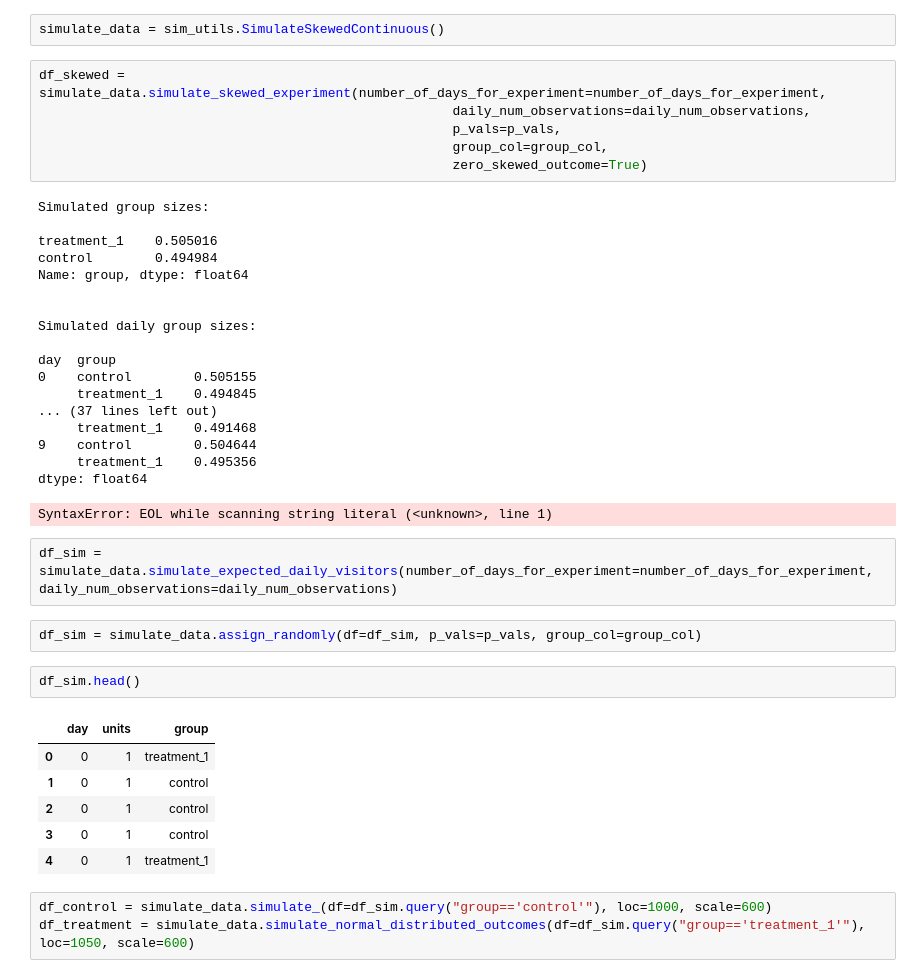
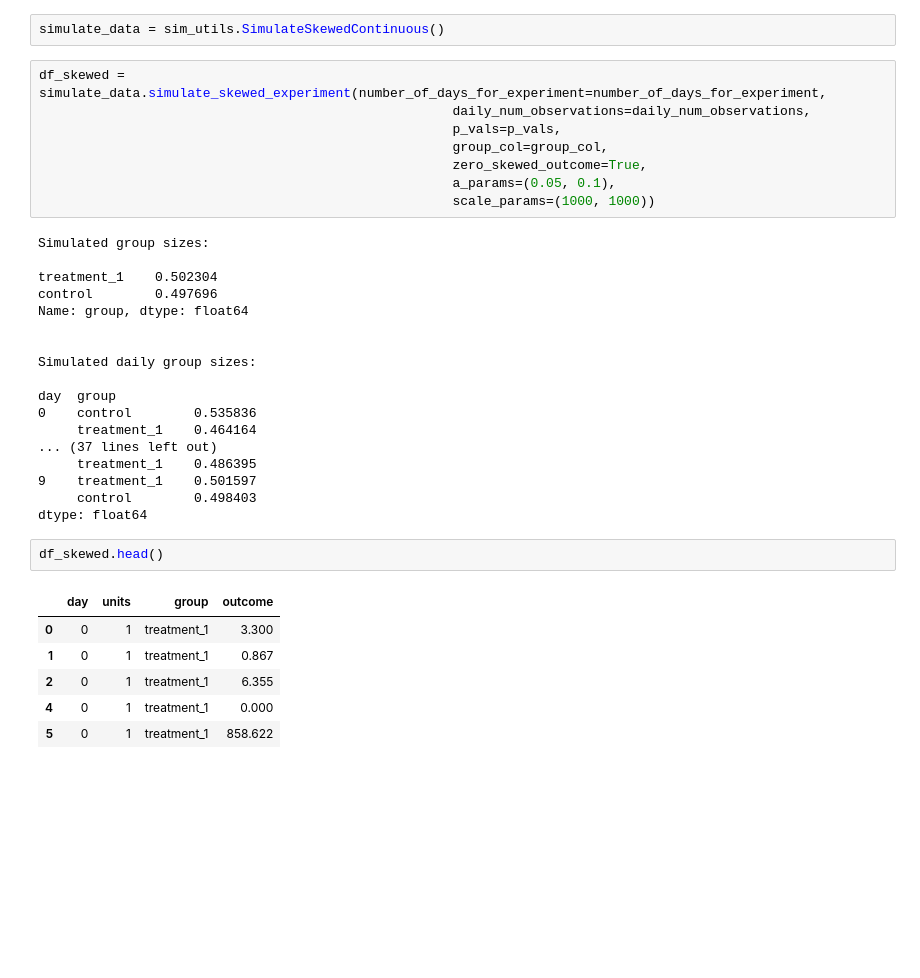
Before and after one commit to dokeeffe87/stats_utils, a Jupyter notebook: notebooks/examples/continuous_metrics/skewed_continuous_experiment_analysis.ipynb, the cells around one changed output. Cells and saved outputs as stored; diff of their text form; blank space fills up the shorter version.

```diff
--- a/notebooks/examples/continuous_metrics/skewed_continuous_experiment_analysis.ipynb
+++ b/notebooks/examples/continuous_metrics/skewed_continuous_experiment_analysis.ipynb
@@ -153,39 +153,33 @@ df_skewed = simulate_data.simulate_skewed_experiment(number_of_days_for_experime
                                                      daily_num_observations=daily_num_observations,
                                                      p_vals=p_vals,
                                                      group_col=group_col,
-                                                     zero_skewed_outcome=True)
+                                                     zero_skewed_outcome=True,
+                                                     a_params=(0.05, 0.1),
+                                                     scale_params=(1000, 1000))
 # %% [output]
 Simulated group sizes:
 
-treatment_1    0.505016
-control        0.494984
+treatment_1    0.502304
+control        0.497696
 Name: group, dtype: float64
 
 
 Simulated daily group sizes:
 
 day  group
-0    control        0.505155
-     treatment_1    0.494845
+0    control        0.535836
+     treatment_1    0.464164
 ... (37 lines left out)
-     treatment_1    0.491468
-9    control        0.504644
-     treatment_1    0.495356
+     treatment_1    0.486395
+9    treatment_1    0.501597
+     control        0.498403
 dtype: float64
-SyntaxError: EOL while scanning string literal (<unknown>, line 1)
-# %%
-df_sim = simulate_data.simulate_expected_daily_visitors(number_of_days_for_experiment=number_of_days_for_experiment, daily_num_observations=daily_num_observations)
-# %%
-df_sim = simulate_data.assign_randomly(df=df_sim, p_vals=p_vals, group_col=group_col)
-# %%
-df_sim.head()
-# %% [output]
-|  | day | units | group |
-| 0 | 0 | 1 | treatment_1 |
-| 1 | 0 | 1 | control |
-| 2 | 0 | 1 | control |
-| 3 | 0 | 1 | control |
-| 4 | 0 | 1 | treatment_1 |
-# %%
-df_control = simulate_data.simulate_(df=df_sim.query("group=='control'"), loc=1000, scale=600)
-df_treatment = simulate_data.simulate_normal_distributed_outcomes(df=df_sim.query("group=='treatment_1'"), loc=1050, scale=600)
+# %%
+df_skewed.head()
+# %% [output]
+|  | day | units | group | outcome |
+| 0 | 0 | 1 | treatment_1 | 3.300 |
+| 1 | 0 | 1 | treatment_1 | 0.867 |
+| 2 | 0 | 1 | treatment_1 | 6.355 |
+| 4 | 0 | 1 | treatment_1 | 0.000 |
+| 5 | 0 | 1 | treatment_1 | 858.622 |
```
Also changed, not shown: parts of 7 cells of this notebook.
